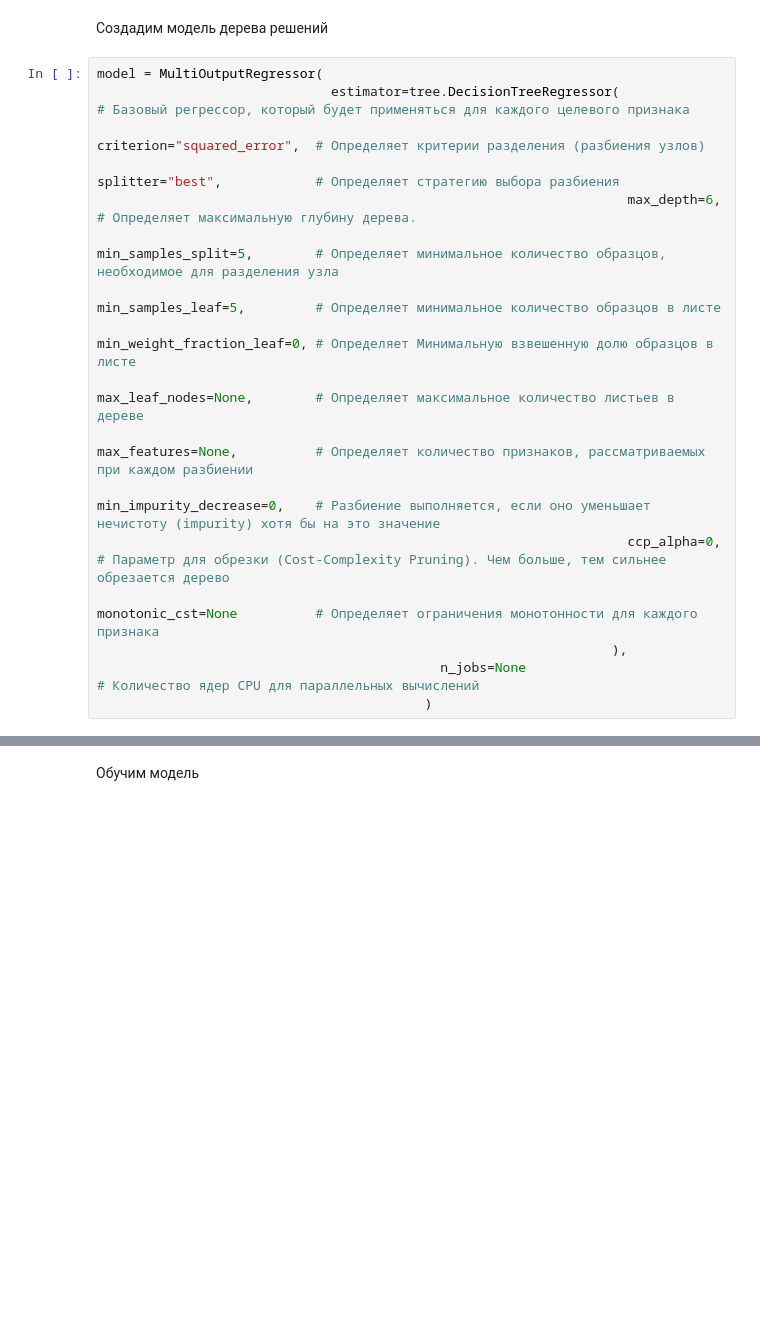
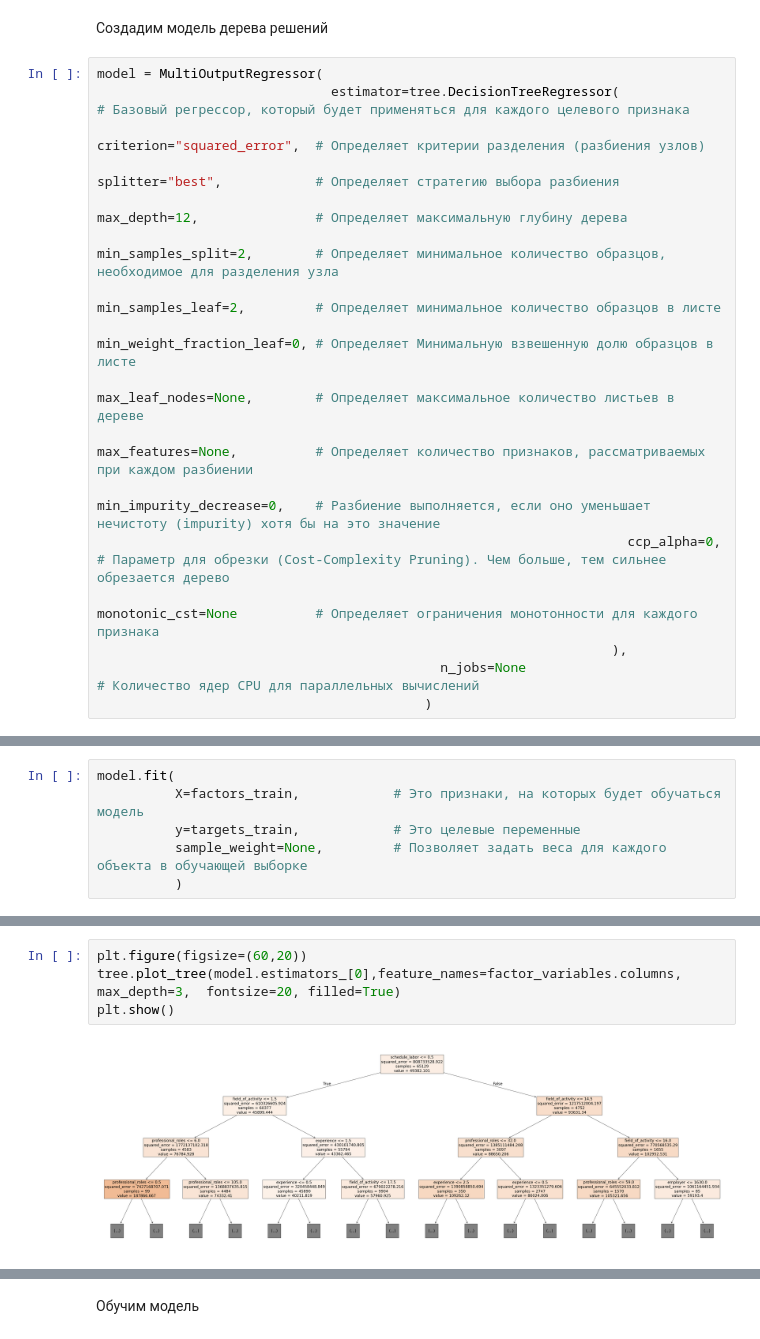
Before and after one commit to NikitaMarnykh/labor_market_analysis, a Jupyter notebook: Марных_Н_В_и_Оборотов_М_В_рынок_труда_регрессионный_анализ_и_построение_моделей.ipynb, the cells around one changed output, grey strips where cells are left out. Cells and saved outputs as stored; diff of their text form; blank space fills up the shorter version.

```diff
--- a/Марных_Н_В_и_Оборотов_М_В_рынок_труда_регрессионный_анализ_и_построение_моделей.ipynb
+++ b/Марных_Н_В_и_Оборотов_М_В_рынок_труда_регрессионный_анализ_и_построение_моделей.ipynb
@@ -531,9 +533,9 @@ model = MultiOutputRegressor(
                               estimator=tree.DecisionTreeRegressor(                             # Базовый регрессор, который будет применяться для каждого целевого признака
                                                                     criterion="squared_error",  # Определяет критерии разделения (разбиения узлов)
                                                                     splitter="best",            # Определяет стратегию выбора разбиения
-                                                                    max_depth=6,                # Определяет максимальную глубину дерева.
-                                                                    min_samples_split=5,        # Определяет минимальное количество образцов, необходимое для разделения узла
-                                                                    min_samples_leaf=5,         # Определяет минимальное количество образцов в листе
+                                                                    max_depth=12,               # Определяет максимальную глубину дерева
+                                                                    min_samples_split=2,        # Определяет минимальное количество образцов, необходимое для разделения узла
+                                                                    min_samples_leaf=2,         # Определяет минимальное количество образцов в листе
                                                                     min_weight_fraction_leaf=0, # Определяет Минимальную взвешенную долю образцов в листе
                                                                     max_leaf_nodes=None,        # Определяет максимальное количество листьев в дереве
                                                                     max_features=None,          # Определяет количество признаков, рассматриваемых при каждом разбиении
@@ -545,0 +550,6 @@ model = MultiOutputRegressor(
+# %%
+model.fit(
+          X=factors_train,            # Это признаки, на которых будет обучаться модель
+          y=targets_train,            # Это целевые переменные
+          sample_weight=None,         # Позволяет задать веса для каждого объекта в обучающей выборке
+          )
@@ -545,0 +563,6 @@ model = MultiOutputRegressor(
+# %%
+plt.figure(figsize=(60,20))
+tree.plot_tree(model.estimators_[0],feature_names=factor_variables.columns, max_depth=3,  fontsize=20, filled=True)
+plt.show()
+# %% [output]
+[figure, added]
```
Also changed, not shown: parts of 44 cells of this notebook.
